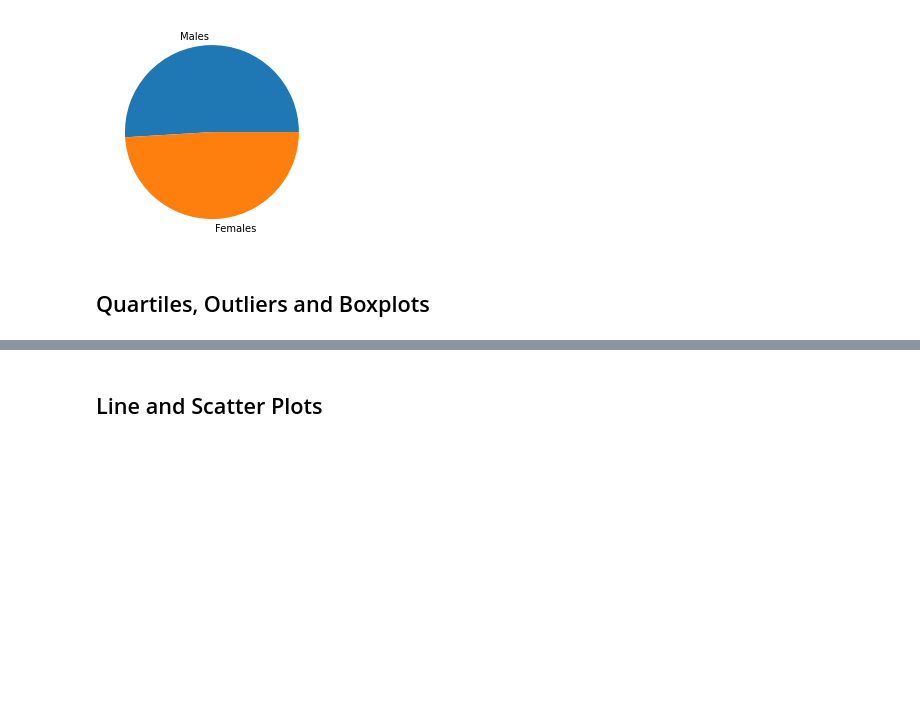
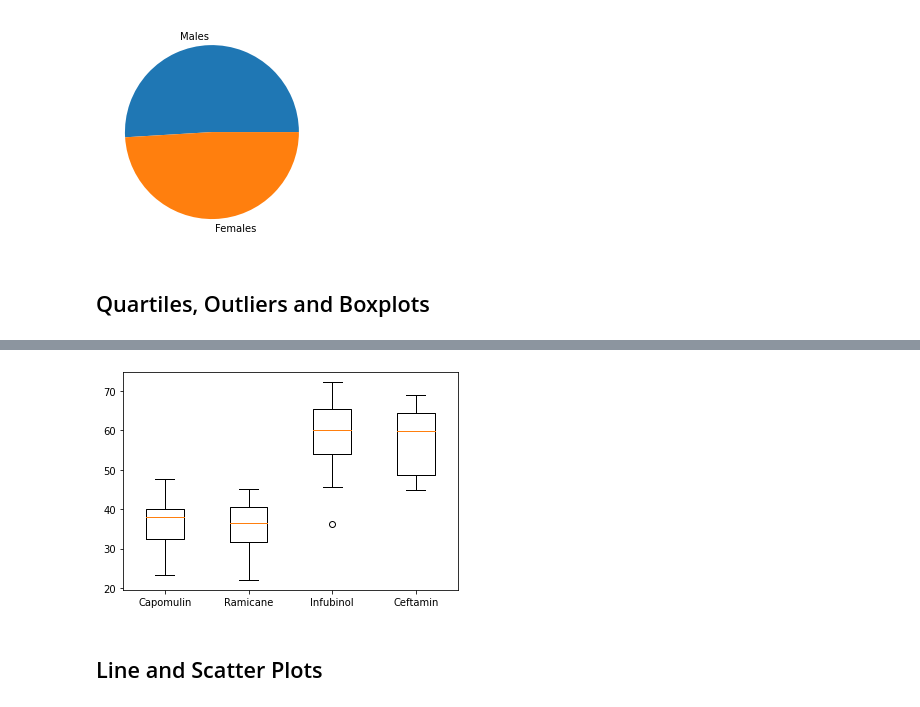
Before and after one commit to Shayoconnell7/pymaceuticals_challenge, a Jupyter notebook: pymaceuticals_challenge.ipynb, the cells around one changed output, grey strips where cells are left out. Saved outputs shown, nothing was run; the diff lists cells and outputs as text; code cells hidden in the pictures; blank space fills up the shorter version.

```diff
--- a/pymaceuticals_challenge.ipynb
+++ b/pymaceuticals_challenge.ipynb
@@ -212,10 +212,13 @@ latest_data.head()
 treatments = ["Capomulin", "Ramicane", "Infubinol", "Ceftamin"]
 
 # Create empty list to fill with tumor vol data (for plotting)
-Capomulin_tumor_vol = []
-Ramicane_tumor_vol = []
-Infubinol_tumor_vol = []
-Ceftamin_tumor_vol = []
+
+tumor_volume_list = []
+
+# Capomulin_tumor_vol = []
+# Ramicane_tumor_vol = []
+# Infubinol_tumor_vol = []
+# Ceftamin_tumor_vol = []
 
 
 # Calculate the IQR and quantitatively determine if there are any potential outliers.
@@ -231,31 +234,32 @@ print(f"The the median of Tumor Volume (mm3) is: {quartiles[0.5]} ")
 
 # Locate the rows which contain mice on each drug and get the tumor volumes
 
-bf_groups = pd.DataFrame(latest_data.groupby(['Drug Regimen'].value_counts())
+#bf_groups = pd.DataFrame(latest_data.groupby(['Drug Regimen'].value_counts())
 
 #drug_index = latest_data.reset_index(['Drug Regimen'])
 #drug_index = bf_groups.reindex(['Drug Regimen'])
 
-bf_groups.head()
+for drug in treatments:
+    tumor_vol = latest_data.loc[latest_data['Drug Regimen'] == drug, 'Tumor Volume (mm3)']
+    tumor_volume_list.append(tumor_vol)
+
 # for row in latest_data:
 #     if [4] == ["Capomulin"]:
 #         Capomulin_tumor_vol.append([4])
 # #     else if [4] == ["Ramicane"]:
-# #         Ramicane_tumor_vol.append()
-# #     else if [4] == ["Infubinol"]:
-# #         Infubinol_tumor_vol.append()
-# #     else if [4] == ["Ceftamin"]:
-# #         Ceftamin_tumor_vol.append()
+#         Ramicane_tumor_vol.append()
+#     else if [4] == ["Infubinol"]:
+#         Infubinol_tumor_vol.append()
+#     else if [4] == ["Ceftamin"]:
+#         Ceftamin_tumor_vol.append()
 
 
 # add subset
 
 
 # Determine outliers using upper and lower bounds
-# lower_bound = lowerq - (1.5*iqr)
-# upper_bound = upperq + (1.5*iqr)
-# print(f"Values below {lower_bound} could be outliers.")
-# print(f"Values above {upper_bound} could be outliers.")
-
-# print(Capomulin_tumor_vol)
+lower_bound = lowerq - (1.5*iqr)
+upper_bound = upperq + (1.5*iqr)
+print(f"Values below {lower_bound} could be outliers.")
+print(f"Values above {upper_bound} could be outliers.")
 # %% [output]
@@ -263,5 +283,9 @@ SyntaxError: invalid syntax (<ipython-input-45-48b9b7e951c3>, line 29)
 # %%
 # Generate a box plot of the final tumor volume of each mouse across four regimens of interest
+plt.boxplot(tumor_volume_list, labels=treatments)
+plt.show()
+# %% [output]
+[figure, added]
 # %% [markdown]
 ## Line and Scatter Plots
 # %%
```
Also changed, not shown: parts of 2 cells of this notebook.
